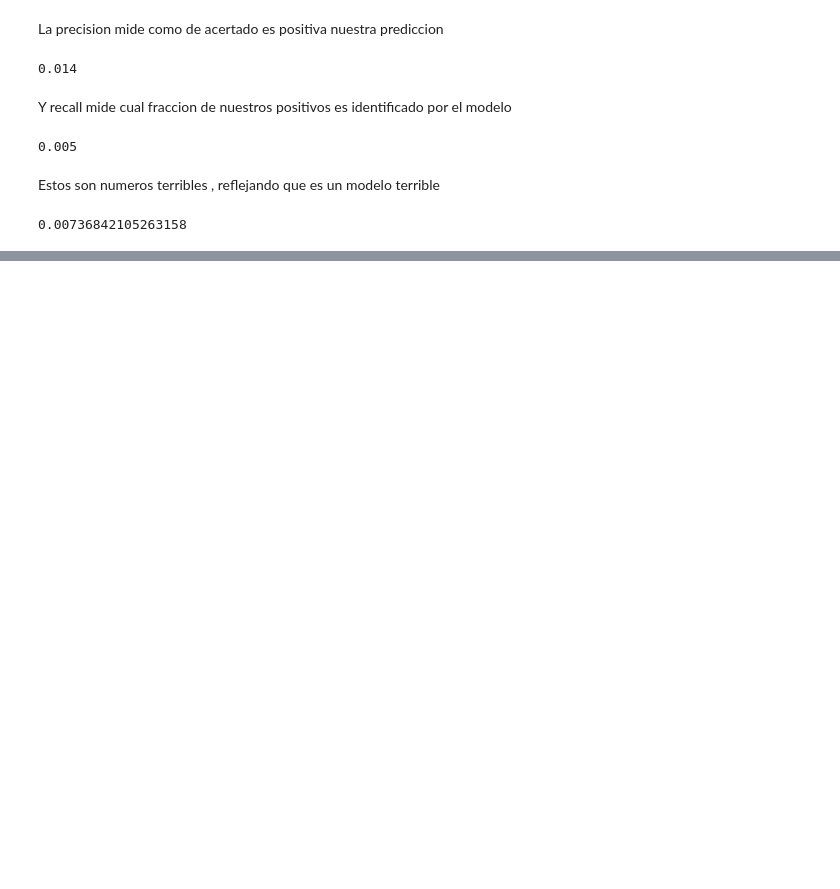
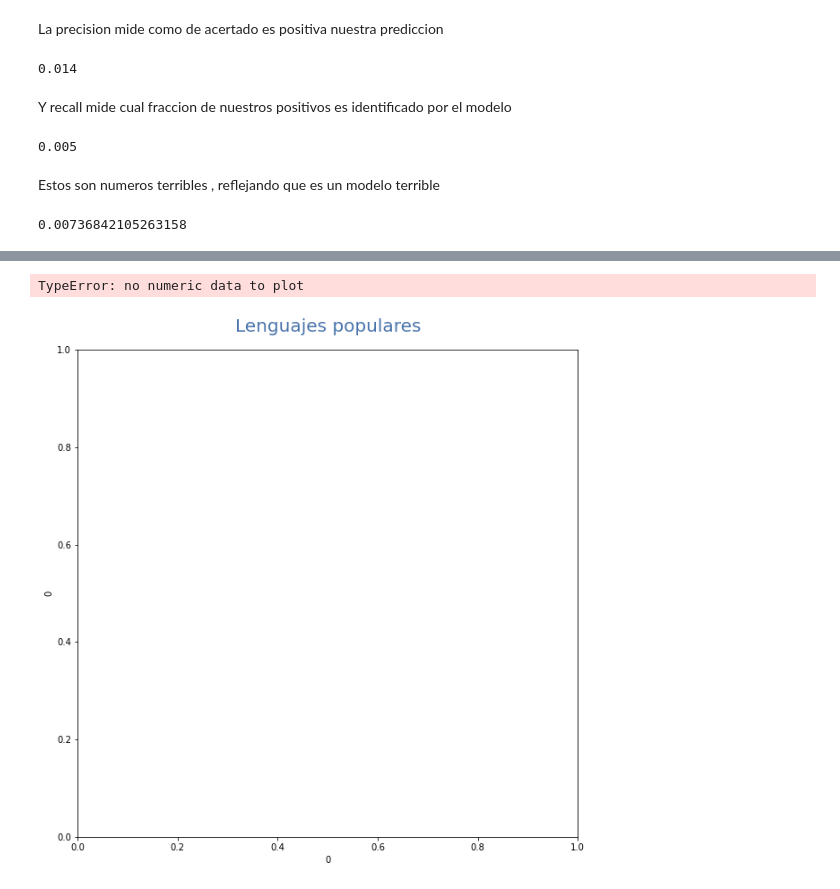
Before and after one commit to fitomx19/DS-Python-From-Scratch, a Jupyter notebook: MachineLearning.ipynb, the cells around one changed output, grey strips where cells are left out. Cells and saved outputs as stored; diff of their text form; code cells hidden in the pictures; blank space fills up the shorter version.

```diff
--- a/MachineLearning.ipynb
+++ b/MachineLearning.ipynb
@@ -233,0 +310,16 @@ f1_score(70,4930,13930,981070)
+# %%
+# Control del tamaño de la figura del mapa
+fig, ax = plt.subplots(figsize=(10, 10))
+
+# Control del título y los ejes
+ax.set_title('Lenguajes populares',
+             pad = 20,
+             fontdict={'fontsize':20, 'color': '#4873ab'})
+ax.set_xlabel('0')
+ax.set_ylabel('0')
+
+# Mostrar el mapa finalizado
+df[0].plot(column='0', cmap='plasma', ax=ax, zorder=5)
+# %% [output]
+TypeError: no numeric data to plot
+[figure, added]
```
Also changed, not shown: parts of 8 cells of this notebook.
